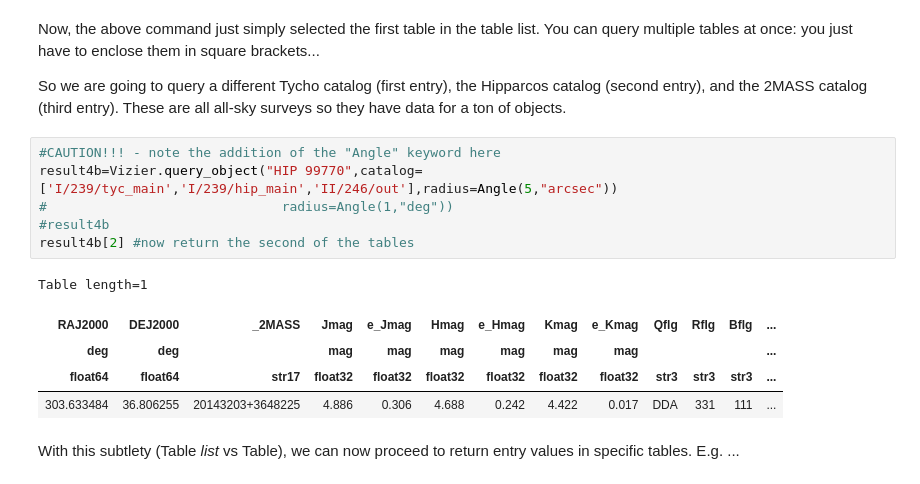
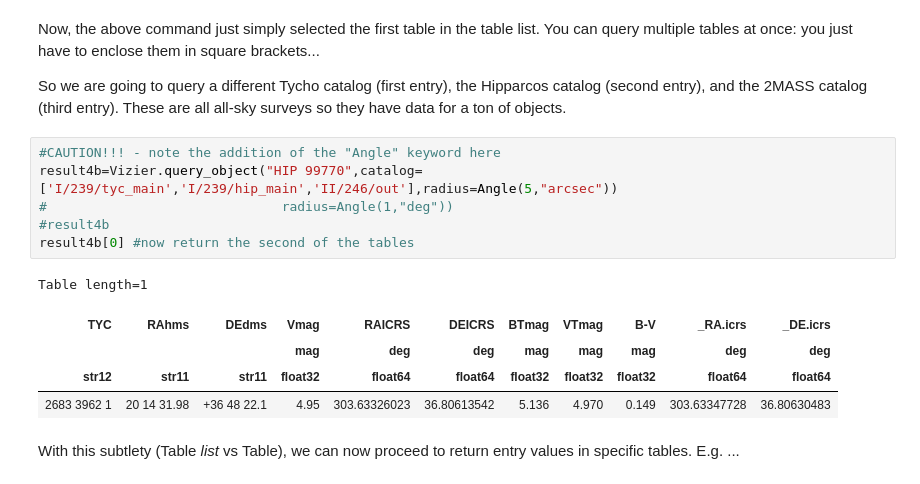
Before and after one commit to thaynecurrie/phys7903_fall2025, a Jupyter notebook: ScientificPythonNotes/AstroPy/Python_AstroPy_Part3.ipynb, the cells around one changed output. Cells and saved outputs as stored; diff of their text form.

```diff
--- a/ScientificPythonNotes/AstroPy/Python_AstroPy_Part3.ipynb
+++ b/ScientificPythonNotes/AstroPy/Python_AstroPy_Part3.ipynb
@@ -328,15 +364,15 @@ So we are going to query a different Tycho catalog (first entry), the Hipparcos
 # %%
 #CAUTION!!! - note the addition of the "Angle" keyword here
 result4b=Vizier.query_object("HIP 99770",catalog=['I/239/tyc_main','I/239/hip_main','II/246/out'],radius=Angle(5,"arcsec"))
 #                              radius=Angle(1,"deg"))
 #result4b
-result4b[2] #now return the second of the tables
+result4b[0] #now return the second of the tables
 # %% [output]
 Table length=1
-| RAJ2000 | DEJ2000 | _2MASS | Jmag | e_Jmag | Hmag | e_Hmag | Kmag | e_Kmag | Qflg | Rflg | Bflg | ... |
-| deg | deg |  | mag | mag | mag | mag | mag | mag |  |  |  | ... |
-| float64 | float64 | str17 | float32 | float32 | float32 | float32 | float32 | float32 | str3 | str3 | str3 | ... |
-| 303.633484 | 36.806255 | 20143203+3648225 | 4.886 | 0.306 | 4.688 | 0.242 | 4.422 | 0.017 | DDA | 331 | 111 | ... |
+| TYC | RAhms | DEdms | Vmag | RAICRS | DEICRS | BTmag | VTmag | B-V | _RA.icrs | _DE.icrs |
+|  |  |  | mag | deg | deg | mag | mag | mag | deg | deg |
+| str12 | str11 | str11 | float32 | float64 | float64 | float32 | float32 | float32 | float64 | float64 |
+| 2683 3962 1 | 20 14 31.98 | +36 48 22.1 | 4.95 | 303.63326023 | 36.80613542 | 5.136 | 4.970 | 0.149 | 303.63347728 | 36.80630483 |
 # %% [markdown]
 With this subtlety (Table _list_ vs Table), we can now proceed to return entry values in specific tables.  E.g. ...
 # %%
```
Also changed, not shown: parts of 10 cells of this notebook, 1 other file.
